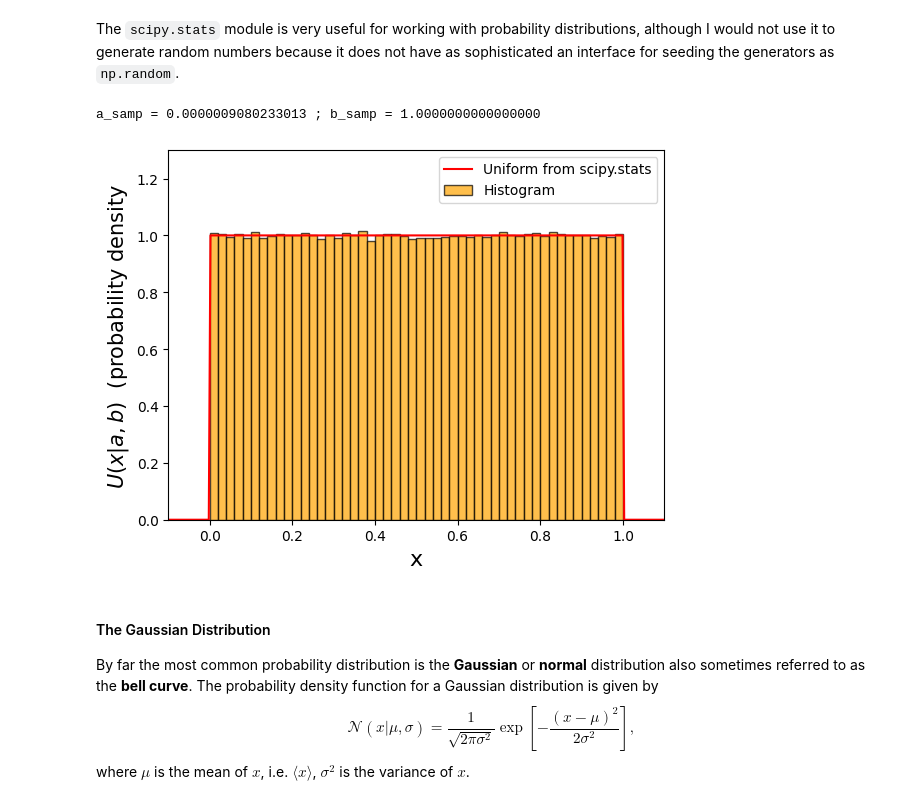
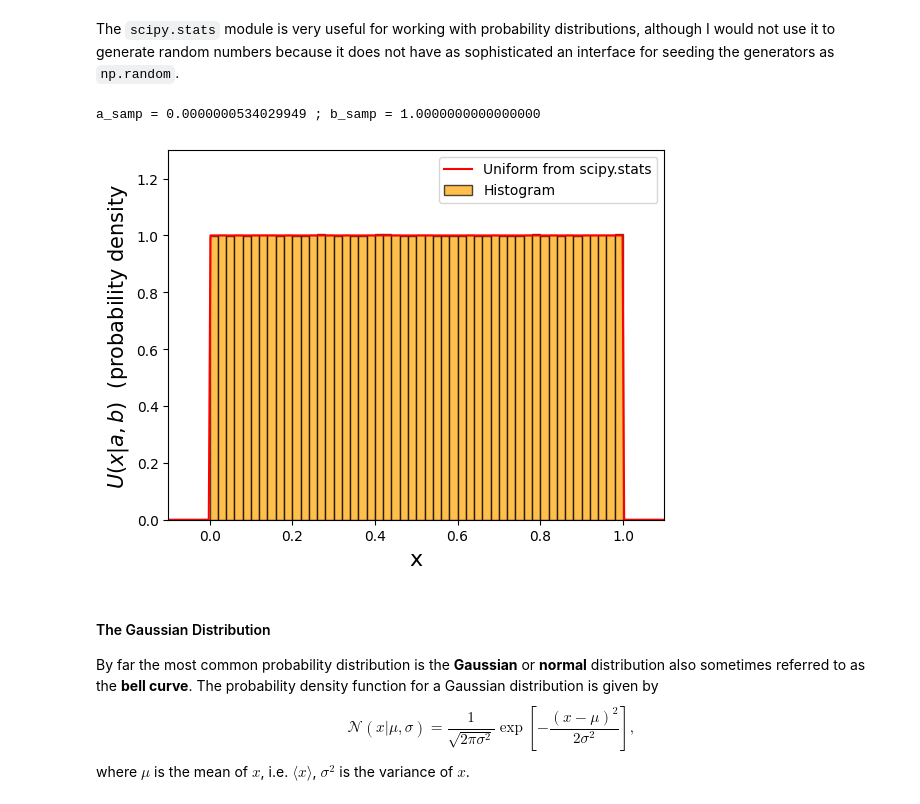
Before and after one commit to enigma-igm/Phys29_S24, a Jupyter notebook: Phys29/lectures/Week7/01_probability.ipynb, the cells around one changed output. Cells and saved outputs as stored; diff of their text form; code cells hidden in the pictures.

```diff
--- a/Phys29/lectures/Week7/01_probability.ipynb
+++ b/Phys29/lectures/Week7/01_probability.ipynb
@@ -400,36 +418,36 @@ from scipy import stats
 import numpy as np
 
 a, b = 0, 1
 # Generate random numbers from a uniform distribution
-x = np.random.uniform(low=a, high=b, size=(1000000,))
+x = rng.uniform(low=a, high=b, size=(10000000,))
 
 # Print out some stats from our samples
 a_samp, b_samp = np.min(x), np.max(x)
 print(f'a_samp = {a_samp:.16f} ; b_samp = {b:.16f}')
 
 # Compute the histogram
 bins = np.linspace(-0.2, 1.2, 71)
 counts, _ = np.histogram(x, bins=bins, density=True)
 
 # Plot the histogram
 plt.bar(bins[:-1], counts, width=np.diff(bins), align='edge', color='orange', alpha=0.7, edgecolor='black', label='Histogram')
 
 # Compute the uniform distribution function on a finer grid
 x_fine = np.linspace(-2, 2, 1000)
 uniform = stats.uniform.pdf(x_fine, loc=a, scale=b-a)
 # Plot the uniform distribution function
 plt.plot(x_fine, uniform, 'r-', label='Uniform from scipy.stats')
 
 # Add labels and legend
 plt.xlabel('x', fontsize=16)
 plt.ylabel(r'$U(x|a, b)$' + '  (probability density', fontsize=15)
 plt.legend()
 plt.xlim(-0.1, 1.1)
 plt.ylim(0, 1.3)
 plt.show()
 # %% [output]
-a_samp = 0.0000009080233013 ; b_samp = 1.0000000000000000
+a_samp = 0.0000000534029949 ; b_samp = 1.0000000000000000
-[figure, old version]
+[figure, new version]
 # %% [markdown]
 #### The Gaussian Distribution
 By far the most common probability distribution is the **Gaussian** or **normal** distribution also sometimes referred to as the **bell curve**. The probability density function for a Gaussian distribution is given by
```
Also changed, not shown: parts of 10 cells of this notebook, 1 other file.
